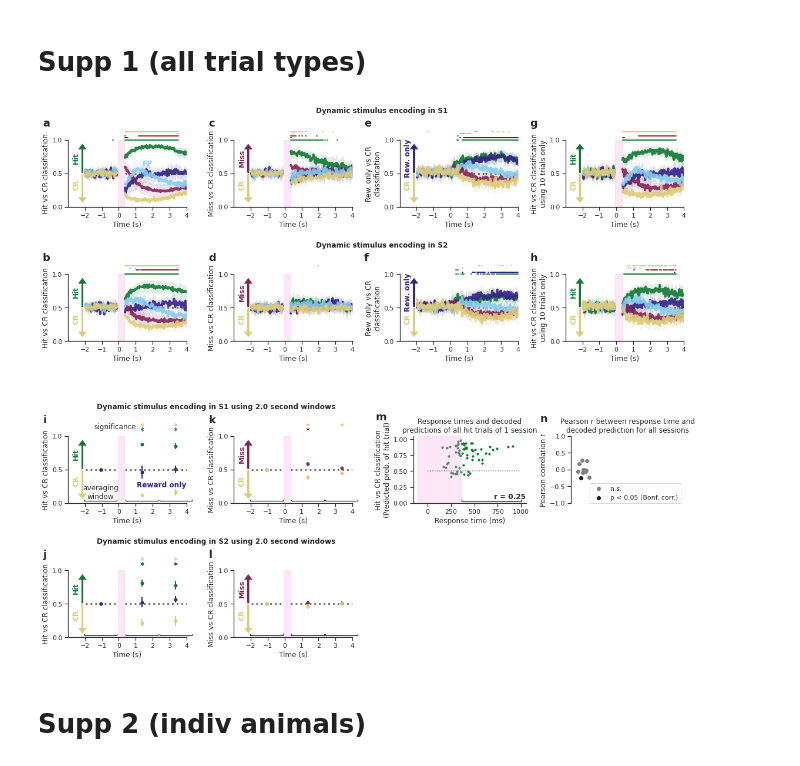
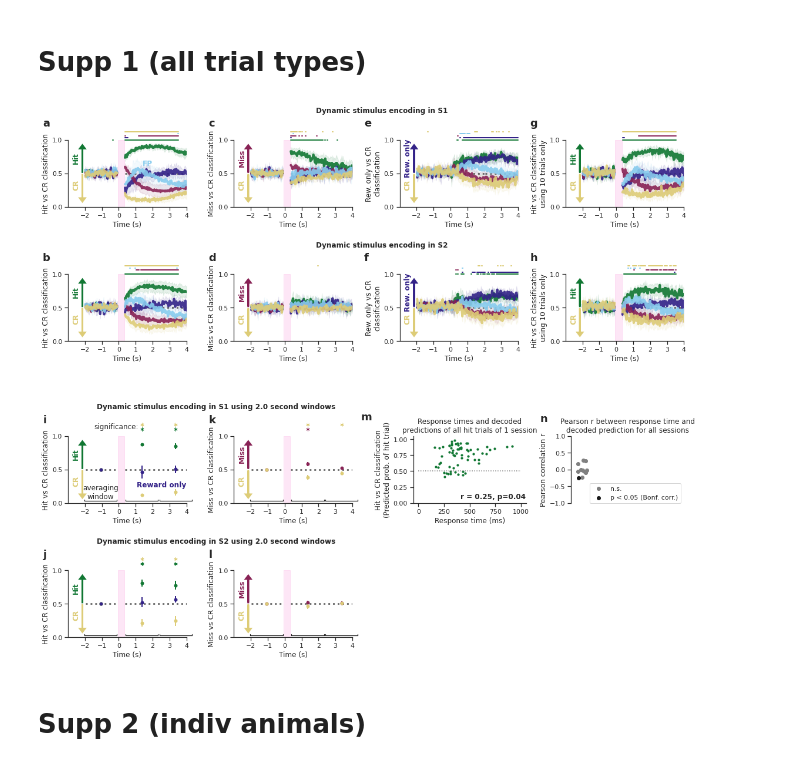
Before and after one commit to Packer-Lab/popping-off, a Jupyter notebook: notebooks/Paper Figures/Figure3.ipynb, the cells around one changed output. Cells and saved outputs as stored; diff of their text form; code cells hidden in the pictures.

```diff
--- a/notebooks/Paper Figures/Figure3.ipynb
+++ b/notebooks/Paper Figures/Figure3.ipynb
@@ -448,7 +448,7 @@ tmp_ps_dict['hit/cr']['variance_cell_rates_s1'].keys()
 # %% [markdown]
 # Supp 1 (all trial types)
 # %%
-save_fig = True
+save_fig = False
 
 fig = plt.figure(constrained_layout=False, figsize=(16, 14))
 gs_dyn_dec = fig.add_gridspec(ncols=4, nrows=2, bottom=0.58, top=0.92, right=0.96, left=0.05,
@@ -548,36 +548,36 @@ for reg in ['s1' ,'s2']:
     hit_ax_dict[reg].text(s=('i' if reg == 's1' else 'j'), x=-4.48, y=1.19,
                           fontdict={'weight': 'bold', 'size': 18})
     miss_ax_dict[reg].text(s=('k' if reg == 's1' else 'l'), x=-4.48, y=1.19,
                           fontdict={'weight': 'bold', 'size': 18})
 
 ########
 ### Response time vs decoding accuracy
 
 gs_resp_time = fig.add_gridspec(ncols=2, nrows=2, bottom=0.08, top=0.42, right=0.96, left=0.56,
                               wspace=0.4, hspace=1)
 ax_resp_time =[fig.add_subplot(gs_resp_time[0, 0]), fig.add_subplot(gs_resp_time[0, 1])]
 i_time_window = 0
 reg = 's2'
 
 use_df = tmp_dfs_resp_time[i_time_window][reg]['test']
 time_array_this_window = tp_dict['decoders_merged_tp'][i_time_window] * 1000  # in ms
 
 pop.plot_correlation_response_time_decoding_accuracy(df_decoder_results=use_df,
                                         time_array_this_window=time_array_this_window,
-                                        tt_show='hit', reg=reg, show_av_window=True,
+                                        tt_show='hit', reg=reg, show_av_window=False,
                                         ax=ax_resp_time, show_all_sessions=False, example_ss='J064_R10', # sessions[0].signature
-                                        time_array_plot_original=time_array_plot_original, show_ps=True,
+                                        time_array_plot_original=time_array_plot_original, show_ps=False,
                                         bonf_corr=True)
 ax_resp_time[0].set_title('Response times and decoded\npredictions of all hit trials of 1 session')
 ax_resp_time[1].set_title('Pearson r between response time and\ndecoded prediction for all sessions')
 ax_resp_time[0].text(s='m', x=-560, y=1.3, fontdict={'weight': 'bold', 'size': 18})
 ax_resp_time[1].text(s='n', x=-3.5, y=1.42, fontdict={'weight': 'bold', 'size': 18})
 
 if save_fig:
     plt.savefig('/home/tplas/repos/popping-off/figures/full_figs_manuscript/Supplementary_Figure4.pdf')#,
 #                 bbox_to_inches='tight')
 # %% [output]
-[figure, old version]
+[figure, new version]
 # %% [markdown]
 # Supp 2 (indiv animals)
 # %%
```
Also changed, not shown: 2 other files.
